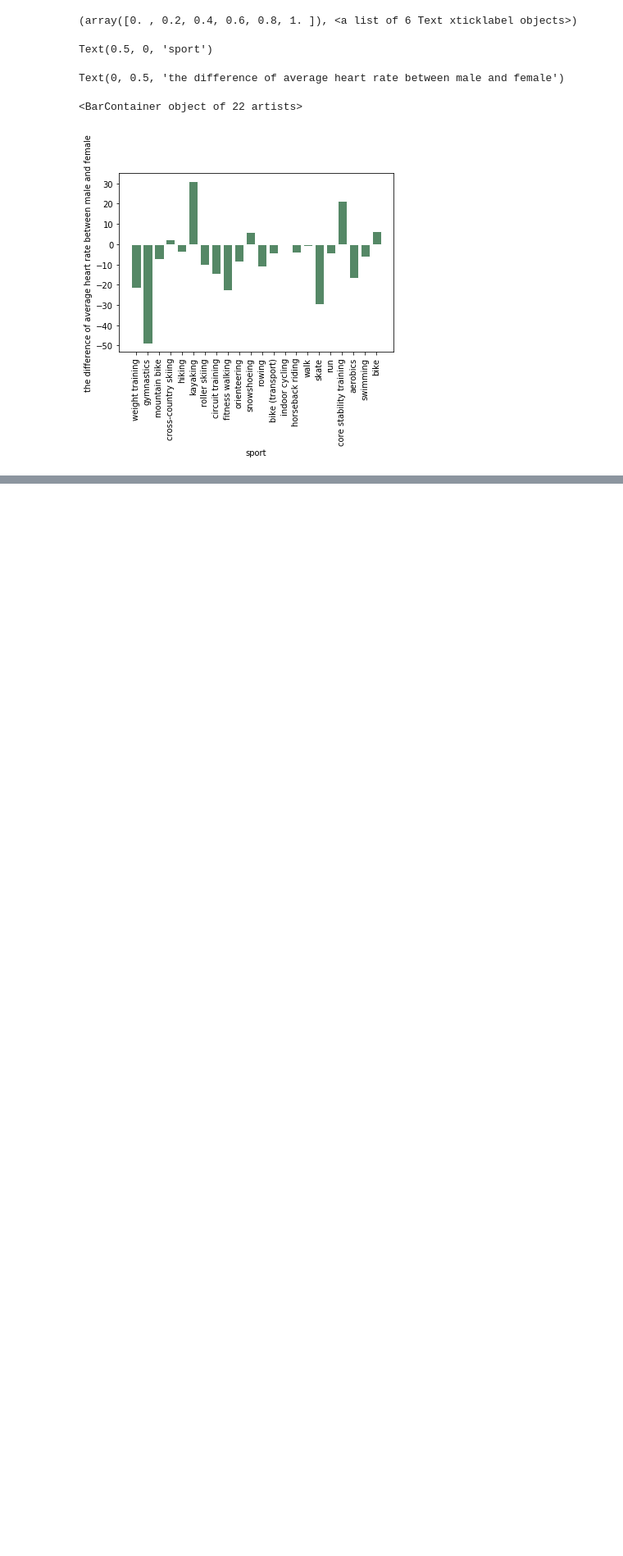
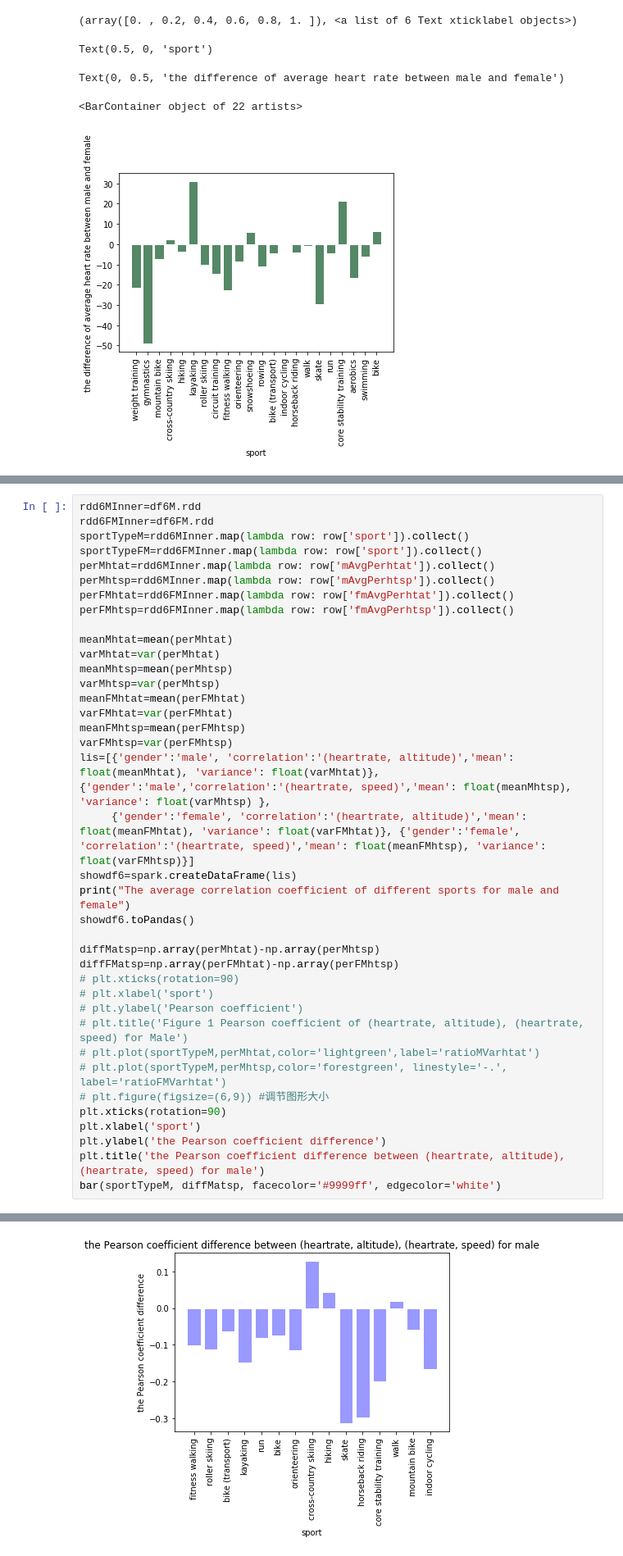
Before and after one commit to TuanTTranCS/concordia-bigdata-project, a Jupyter notebook: BigData_Project_Yefei.ipynb, the cells around one changed output, grey strips where cells are left out. Shown at 82% size. Drawn from its saved outputs; the diff is of its cells as text; blank space fills up the shorter version.

```diff
--- a/BigData_Project_Yefei.ipynb
+++ b/BigData_Project_Yefei.ipynb
@@ -328,0 +280,39 @@ Results: 1) Female and male show nearly similar trends. The average variance rat
+# %%
+rdd6MInner=df6M.rdd
+rdd6FMInner=df6FM.rdd
+sportTypeM=rdd6MInner.map(lambda row: row['sport']).collect()
+sportTypeFM=rdd6FMInner.map(lambda row: row['sport']).collect()
+perMhtat=rdd6MInner.map(lambda row: row['mAvgPerhtat']).collect()
+perMhtsp=rdd6MInner.map(lambda row: row['mAvgPerhtsp']).collect()
+perFMhtat=rdd6FMInner.map(lambda row: row['fmAvgPerhtat']).collect()
+perFMhtsp=rdd6FMInner.map(lambda row: row['fmAvgPerhtsp']).collect()
+
+meanMhtat=mean(perMhtat)
+varMhtat=var(perMhtat)
+meanMhtsp=mean(perMhtsp)
+varMhtsp=var(perMhtsp)
+meanFMhtat=mean(perFMhtat)
+varFMhtat=var(perFMhtat)
+meanFMhtsp=mean(perFMhtsp)
+varFMhtsp=var(perFMhtsp)
+lis=[{'gender':'male', 'correlation':'(heartrate, altitude)','mean': float(meanMhtat), 'variance': float(varMhtat)}, {'gender':'male','correlation':'(heartrate, speed)','mean': float(meanMhtsp), 'variance': float(varMhtsp) },
+     {'gender':'female', 'correlation':'(heartrate, altitude)','mean': float(meanFMhtat), 'variance': float(varFMhtat)}, {'gender':'female', 'correlation':'(heartrate, speed)','mean': float(meanFMhtsp), 'variance': float(varFMhtsp)}]
+showdf6=spark.createDataFrame(lis)
+print("The average correlation coefficient of different sports for male and female")
+showdf6.toPandas()
+
+diffMatsp=np.array(perMhtat)-np.array(perMhtsp)
+diffFMatsp=np.array(perFMhtat)-np.array(perFMhtsp)
+# plt.xticks(rotation=90)
+# plt.xlabel('sport')
+# plt.ylabel('Pearson coefficient')
+# plt.title('Figure 1 Pearson coefficient of (heartrate, altitude), (heartrate, speed) for Male')
+# plt.plot(sportTypeM,perMhtat,color='lightgreen',label='ratioMVarhtat')
+# plt.plot(sportTypeM,perMhtsp,color='forestgreen', linestyle='-.', label='ratioFMVarhtat')
+# plt.figure(figsize=(6,9)) #调节图形大小
+plt.xticks(rotation=90)
+plt.xlabel('sport')
+plt.ylabel('the Pearson coefficient difference')
+plt.title('the Pearson coefficient difference between (heartrate, altitude), (heartrate, speed) for male')
+bar(sportTypeM, diffMatsp, facecolor='#9999ff', edgecolor='white')
+# %% [output]
@@ -328,0 +330 @@ Results: 1) Female and male show nearly similar trends. The average variance rat
+[figure, added]
```
Also changed, not shown: parts of 21 cells of this notebook.
